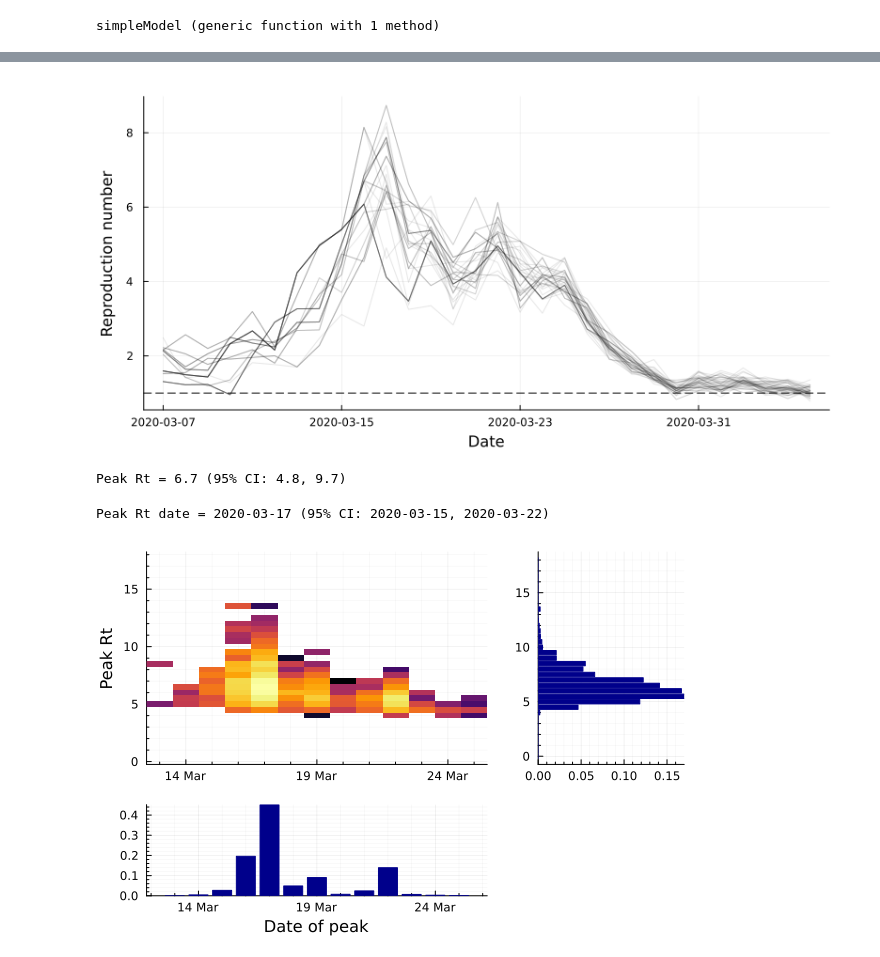
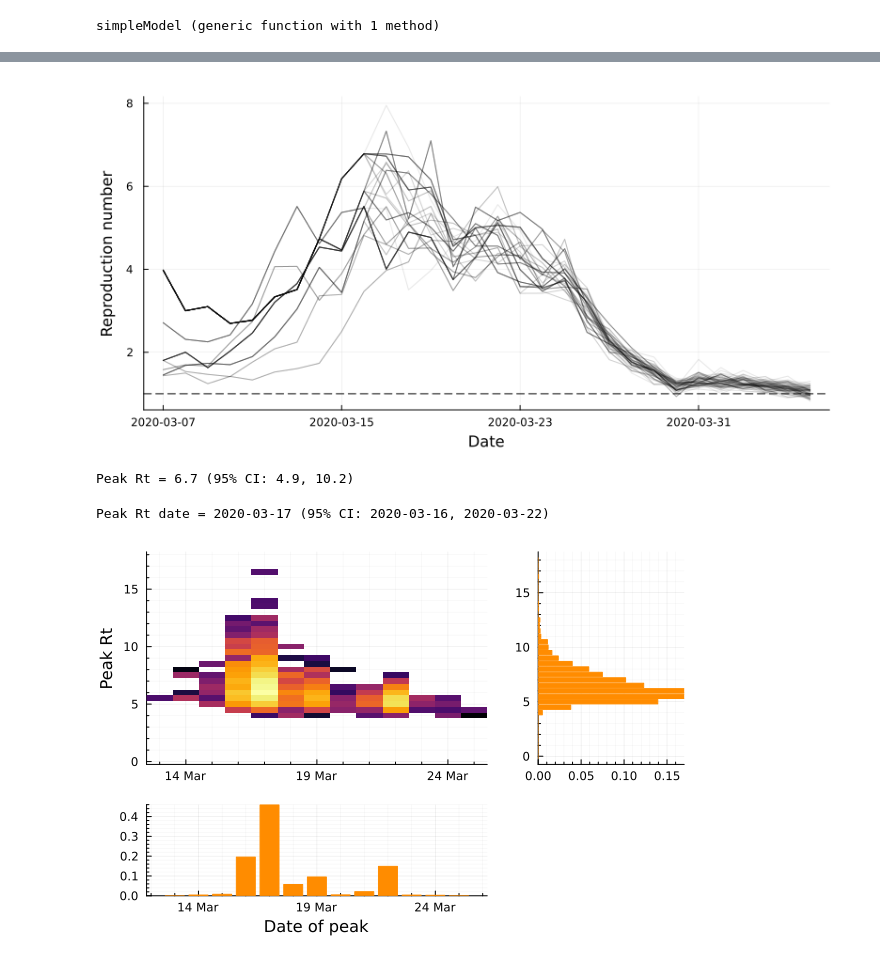
Before and after one commit to nicsteyn2/SMCforRt, a Jupyter notebook: paper/01simple.ipynb, the cells around one changed output, grey strips where cells are left out. Saved outputs shown, nothing was run; the diff lists cells and outputs as text; code cells hidden in the pictures.

```diff
--- a/paper/01simple.ipynb
+++ b/paper/01simple.ipynb
@@ -150,6 +150,7 @@ Non-zero coverage: 0.9692307692307692
 # %%
 # Run model until t = 40 and use L = 30 (so we sample from the full marginal posterior for days 10 to 40)
 opts2 = deepcopy(opts)
+opts2["N"] = 2000 # Use additional particles to better approximate the joint distribution
 opts2["T"] = 40
 opts2["L"] = 30
 Y2 = Y[1:opts2["T"],:]
@@ -163,14 +164,14 @@ pltR_traj = plot(xlabel="Date", ylabel="Reproduction number", size=(800,400), ma
 pltTrajs = plot!(Y2.date[traj_inds], X2[1:100,traj_inds,1]', color=:black, alpha=0.1, label=false)
 pltTrajs = hline!([1], label=false, color=:black, line=:dash)
 # %% [output]
-[figure, old version]
+[figure, new version]
 # %%
 # Find samples of max Rt values
 maxvals = maximum(X2[:,traj_inds,1], dims=2)[1:end]
 (mean_max, lower_max, upper_max) = (mean(maxvals), quantile(maxvals, 0.025), quantile(maxvals, 0.975))
 println("Peak Rt = $(round(mean_max, digits=1)) (95% CI: $(round(lower_max, digits=1)), $(round(upper_max, digits=1)))")
 # %% [output]
-Peak Rt = 6.7 (95% CI: 4.8, 9.7)
+Peak Rt = 6.7 (95% CI: 4.9, 10.2)
 # %%
 # Find the timing of max values of Rt
 maxInds = [findfirst(X2[ii,traj_inds,1] .== maxvals[ii]) for ii in 1:size(X2,1)]
@@ -179,7 +180,7 @@ inds = Int.([median(maxInds), quantile(maxInds, 0.025), quantile(maxInds, 0.975)
 (med_date, lower_date, upper_date) = Y2.date[traj_inds][inds]
 println("Peak Rt date = $(med_date) (95% CI: $(lower_date), $(upper_date))")
 # %% [output]
-Peak Rt date = 2020-03-17 (95% CI: 2020-03-15, 2020-03-22)
+Peak Rt date = 2020-03-17 (95% CI: 2020-03-16, 2020-03-22)
 # %%
 # Create matrix of counts for heatmap
 Rt_grid = 0:0.5:18
@@ -198,15 +199,15 @@ end
 # %%
 dateticks = (Date.(["2020-03-14", "2020-03-19", "2020-03-24"]), ["14 Mar", "19 Mar", "24 Mar"])
 
 # Plot heatmap and 1D posteriors
 joint = heatmap(date_grid, Rt_grid, log.(Z/sum(Z)), ylabel="Peak Rt", legend=false, xticks=dateticks, minorgrid=true)
-datemarg = bar(date_grid, sum(Z, dims=1)[1,:]/size(X2, 1), xlabel="Date of peak", color=:darkblue, linecolor=:darkblue, legend=false, xticks=dateticks, minorgrid=true)
-Rtmarg = bar(Rt_grid, sum(Z, dims=2)[:,1]/size(X2, 1), color=:darkblue, linecolor=:darkblue, legend=false, orientation=:horizontal, xlims=(0, 0.17), minorgrid=true)
+datemarg = bar(date_grid, sum(Z, dims=1)[1,:]/size(X2, 1), xlabel="Date of peak", color=:darkorange, linecolor=:darkorange, legend=false, xticks=dateticks, minorgrid=true)
+Rtmarg = bar(Rt_grid, sum(Z, dims=2)[:,1]/size(X2, 1), color=:darkorange, linecolor=:darkorange, legend=false, orientation=:horizontal, xlims=(0, 0.17), minorgrid=true)
 
 layout = grid(2, 2, heights=[0.7, 0.3], widths=[0.7, 0.3])
 pltJointPosterior = plot(joint, Rtmarg, datemarg, plot(framestyle=:none),layout=layout)
 # %% [output]
-[figure, old version]
+[figure, new version]
 # %%
 # Combine all plots
 pltUpper = plot(pltR, pltC, layout=(2,1))
```
Also changed, not shown: parts of 7 cells of this notebook, 2 other files.
